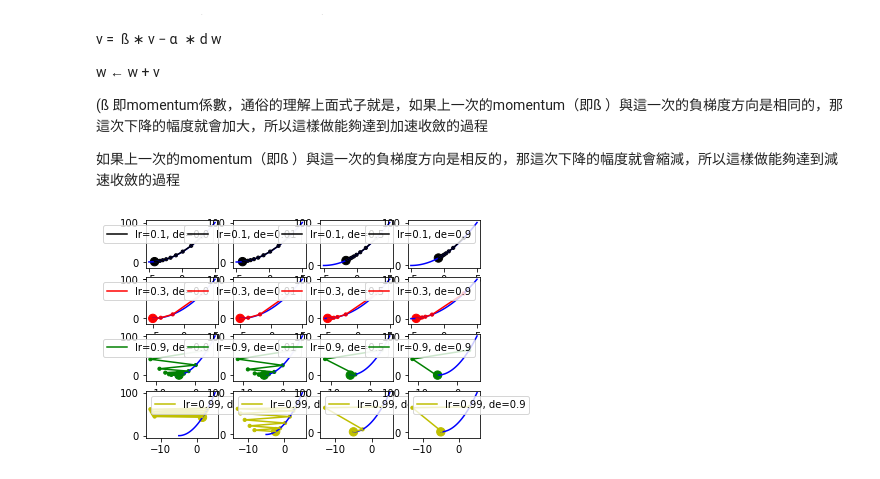
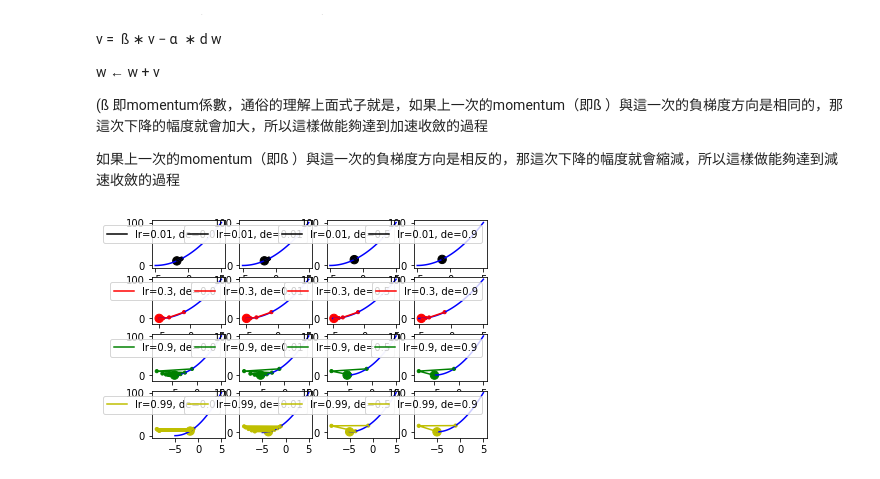
Before and after one commit to s65426425/ML100Days, a Jupyter notebook: Day74-Gradient_Descent_HW.ipynb, the cells around one changed output. Drawn from its saved outputs; the diff is of its cells as text; code cells hidden in the pictures.

```diff
--- a/Day74-Gradient_Descent_HW.ipynb
+++ b/Day74-Gradient_Descent_HW.ipynb
@@ -174,29 +174,29 @@ w ← w + v
 # %%
 line_x = np.linspace(-5, 5, 100)
 line_y = func(line_x)
 plt.figure('Gradient Desent: Decay')
 
 
-x_start = w_init
+x_start = -1
 epochs = 10
 
-lr = [0.1, 0.3, 0.9, 0.99]
+lr = [0.01, 0.3, 0.9, 0.99]
 decay = [0.0, 0.01, 0.5, 0.9]
 
 color = ['k', 'r', 'g', 'y']
 
 row = len(lr)
 col = len(decay)
 size = np.ones(epochs + 1) * 10
 size[-1] = 70
 for i in range(row):
      for j in range(col):
         x = GD_decay(x_start, dfunc, epochs, lr=lr[i], decay=decay[j])
         plt.subplot(row, col, i * col + j + 1)
         plt.plot(line_x, line_y, c='b')
         plt.plot(x, func(x), c=color[i], label='lr={}, de={}'.format(lr[i], decay[j]))
         plt.scatter(x, func(x), c=color[i], s=size)
         plt.legend(loc=0)
 plt.show()
 # %% [output]
-[figure, old version]
+[figure, new version]
```
